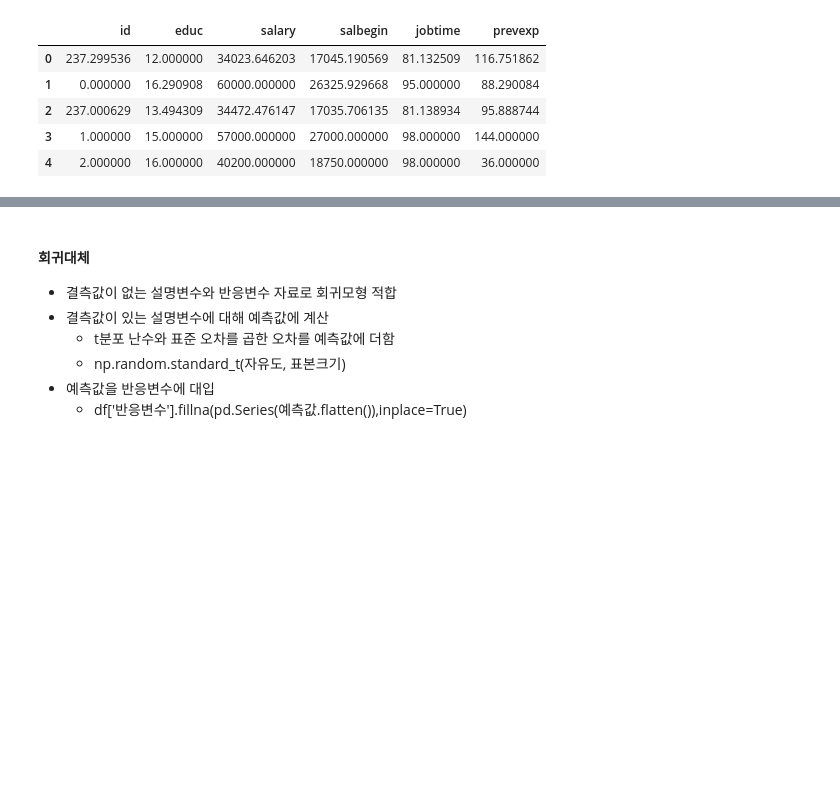
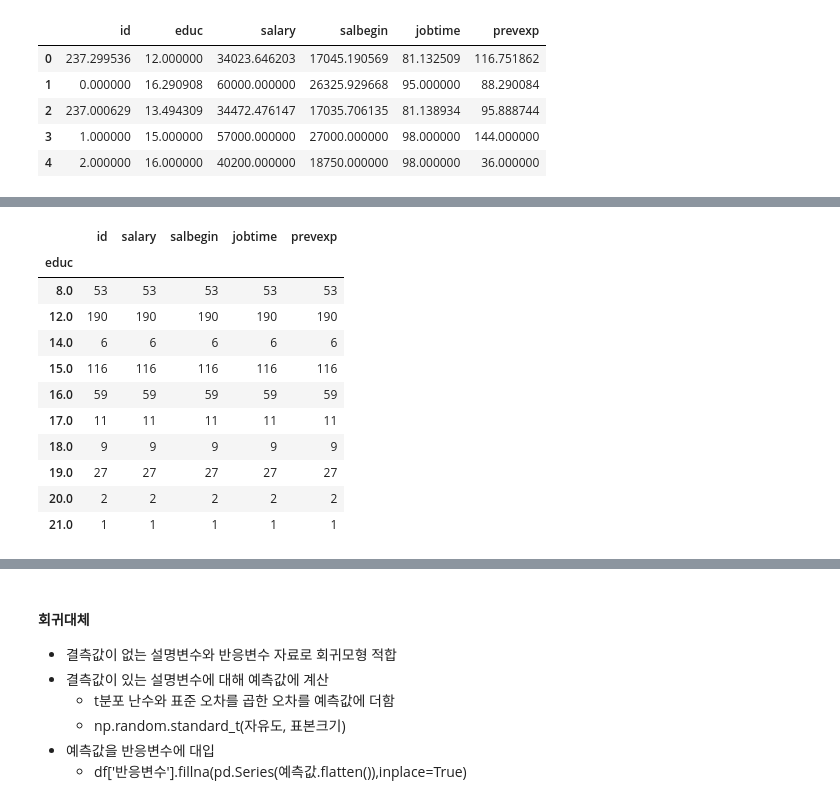
Before and after one commit to uijungkwon/data_analysis, a Jupyter notebook: BSA05/BSA05_Missing-Value.ipynb, the cells around one changed output, grey strips where cells are left out. Saved outputs shown, nothing was run; the diff lists cells and outputs as text; code cells hidden in the pictures; blank space fills up the shorter version.

```diff
--- a/BSA05/BSA05_Missing-Value.ipynb
+++ b/BSA05/BSA05_Missing-Value.ipynb
@@ -367,0 +368,15 @@ from sklearn.impute import KNNImputer
+# %%
+수치결측자료.groupby("educ").count()
+# %% [output]
+|  | id | salary | salbegin | jobtime | prevexp |
+| educ |  |  |  |  |  |
+| 8.0 | 53 | 53 | 53 | 53 | 53 |
+| 12.0 | 190 | 190 | 190 | 190 | 190 |
+| 14.0 | 6 | 6 | 6 | 6 | 6 |
+| 15.0 | 116 | 116 | 116 | 116 | 116 |
+| 16.0 | 59 | 59 | 59 | 59 | 59 |
+| 17.0 | 11 | 11 | 11 | 11 | 11 |
+| 18.0 | 9 | 9 | 9 | 9 | 9 |
+| 19.0 | 27 | 27 | 27 | 27 | 27 |
+| 20.0 | 2 | 2 | 2 | 2 | 2 |
+| 21.0 | 1 | 1 | 1 | 1 | 1 |
```
Also changed, not shown: parts of 3 cells of this notebook, 2 other files.
